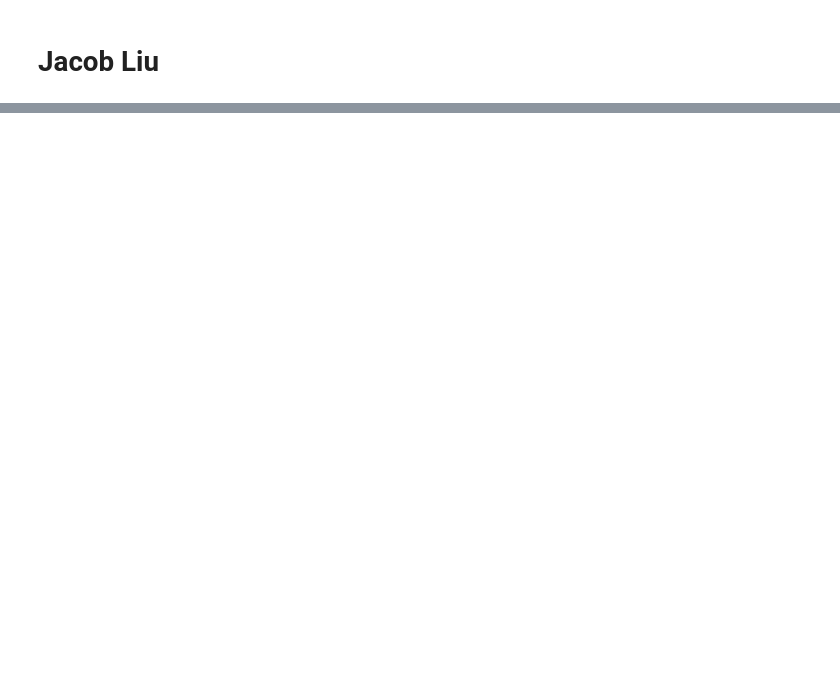
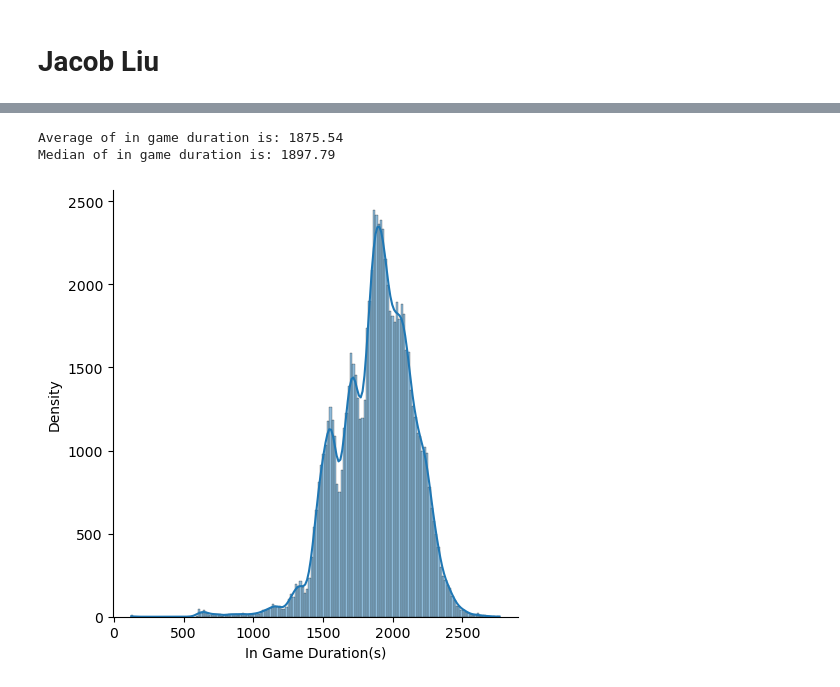
Before and after one commit to ubco-W2022T1-cosc301/project-group32, a Jupyter notebook: notebooks/analysis2.ipynb, the cells around one changed output, grey strips where cells are left out. Cells and saved outputs as stored; diff of their text form; code cells hidden in the pictures; blank space fills up the shorter version.

```diff
--- a/notebooks/analysis2.ipynb
+++ b/notebooks/analysis2.ipynb
@@ -19,0 +50,12 @@ data.head()
+# %%
+# sns.countplot(data=rawdata,y='combination').set(title='fequency of combinatoin')
+plot1=sns.displot(rawdata.ingameDuration,kde=True)
+plot1.set_axis_labels('In Game Duration(s)','Density')
+median=rawdata.ingameDuration.median()
+avg=rawdata.ingameDuration.mean()
+print(f'Average of in game duration is: {avg:.2f}')
+print(f'Median of in game duration is: {median:.2f}')
+# %% [output]
+Average of in game duration is: 1875.54
+Median of in game duration is: 1897.79
+[figure, added]
```
Also changed, not shown: parts of 39 cells of this notebook, 2 other files.
